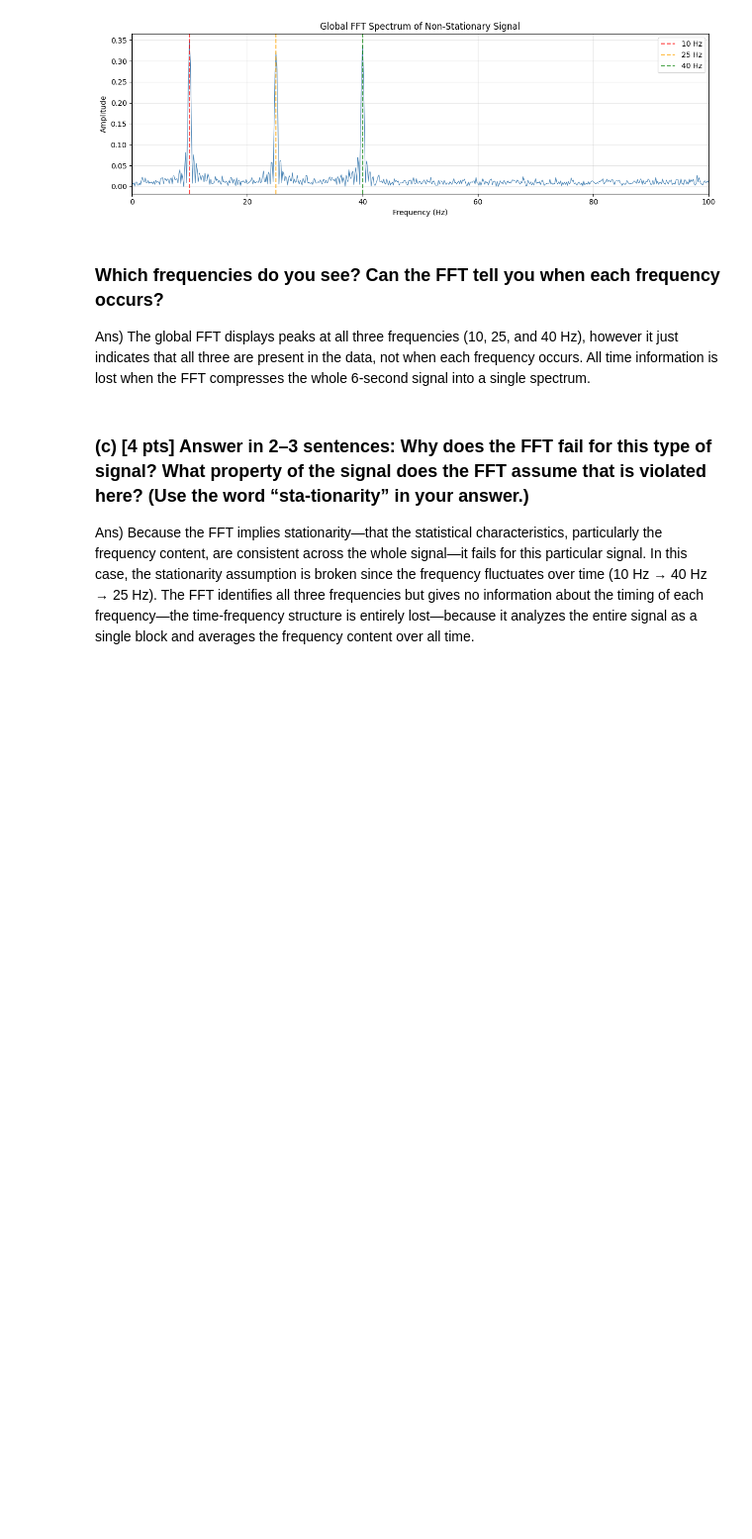
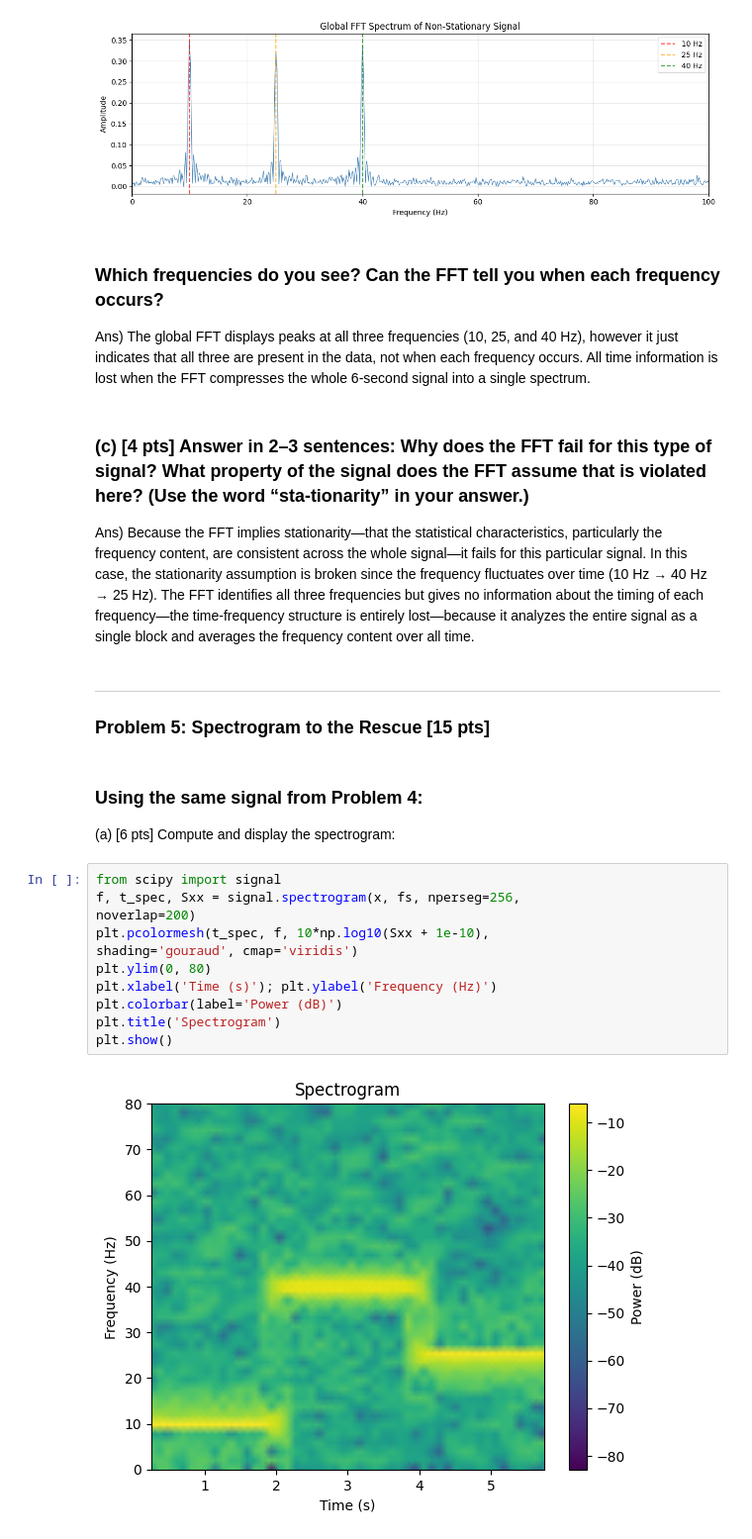
Before and after one commit to arjungiri1234/Spectral-Features-for-Time-Series, a Jupyter notebook: Spectral-features.ipynb, the cells around one changed output. Shown at 99% size. Drawn from its saved outputs; the diff is of its cells as text; blank space fills up the shorter version.

Commit message:
added Part II P4 P5 - STFT and spectrogram

```diff
--- a/Spectral-features.ipynb
+++ b/Spectral-features.ipynb
@@ -212,3 +212,22 @@ Ans) The global FFT displays peaks at all three frequencies (10, 25, and 40 Hz),
 ### (c) [4 pts] Answer in 2–3 sentences: Why does the FFT fail for this type of signal? What property of the signal does the FFT assume that is violated here? (Use the word “sta-tionarity” in your answer.)
 
 Ans) Because the FFT implies stationarity—that the statistical characteristics, particularly the frequency content, are consistent across the whole signal—it fails for this particular signal. In this case, the stationarity assumption is broken since the frequency fluctuates over time (10 Hz → 40 Hz → 25 Hz). The FFT identifies all three frequencies but gives no information about the timing of each frequency—the time-frequency structure is entirely lost—because it analyzes the entire signal as a single block and averages the frequency content over all time.
+# %% [markdown]
+---
+### Problem 5: Spectrogram to the Rescue [15 pts]
+# %% [markdown]
+ ### Using the same signal from Problem 4:
+(a) [6 pts] Compute and display the spectrogram:
+# %%
+from scipy import signal
+f, t_spec, Sxx = signal.spectrogram(x, fs, nperseg=256,
+noverlap=200)
+plt.pcolormesh(t_spec, f, 10*np.log10(Sxx + 1e-10),
+shading='gouraud', cmap='viridis')
+plt.ylim(0, 80)
+plt.xlabel('Time (s)'); plt.ylabel('Frequency (Hz)')
+plt.colorbar(label='Power (dB)')
+plt.title('Spectrogram')
+plt.show()
+# %% [output]
+[figure, added]
```
Also changed, not shown: parts of 4 cells of this notebook.
